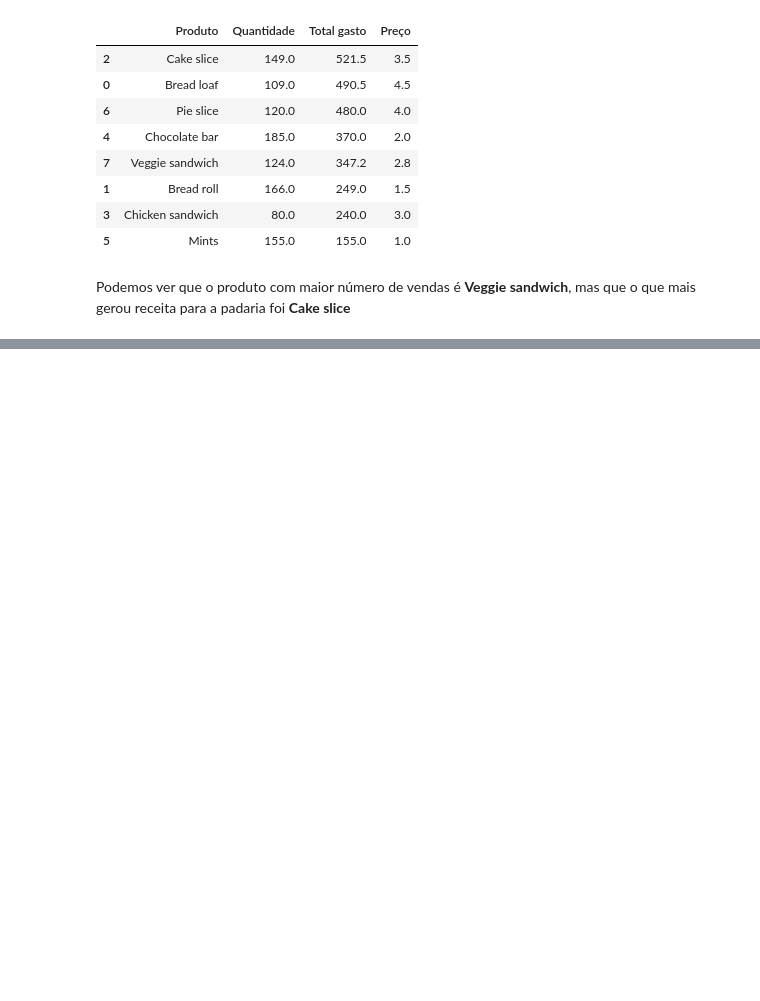
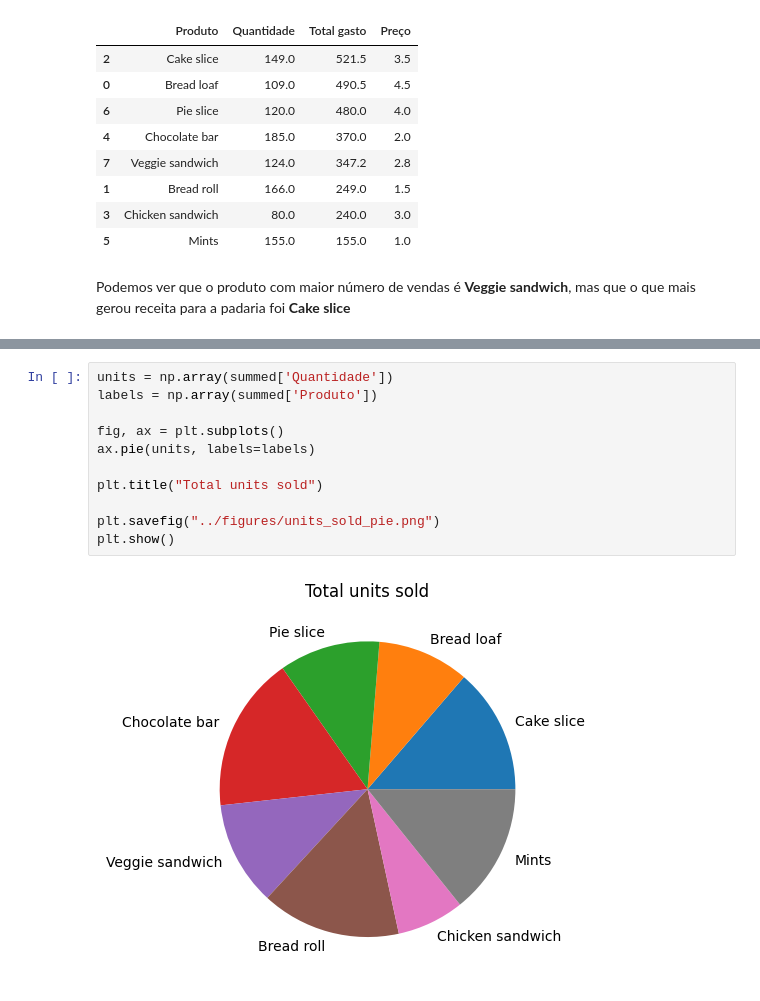
Before and after one commit to m-pillon/Teste_Analytics_MarianaPillon, a Jupyter notebook: notebooks/data_analysis.ipynb, the cells around one changed output, grey strips where cells are left out. Cells and saved outputs as stored; diff of their text form; blank space fills up the shorter version.

```diff
--- a/notebooks/data_analysis.ipynb
+++ b/notebooks/data_analysis.ipynb
@@ -62,0 +81,13 @@ Podemos ver que o produto com maior número de vendas é **Veggie sandwich**, ma
+# %%
+units = np.array(summed['Quantidade'])
+labels = np.array(summed['Produto'])
+
+fig, ax = plt.subplots()
+ax.pie(units, labels=labels)
+
+plt.title("Total units sold")
+
+plt.savefig("../figures/units_sold_pie.png")
+plt.show()
+# %% [output]
+[figure, added]
```
Also changed, not shown: parts of 8 cells of this notebook, 9 other files.
